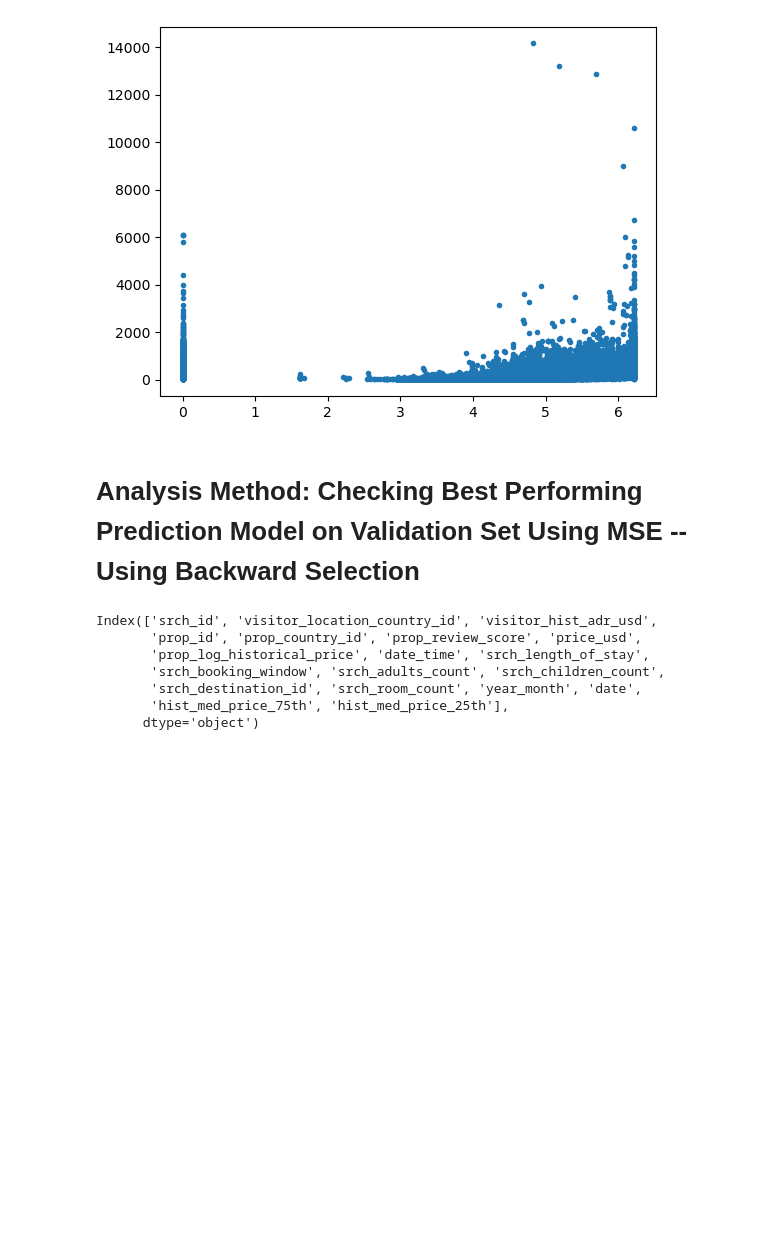
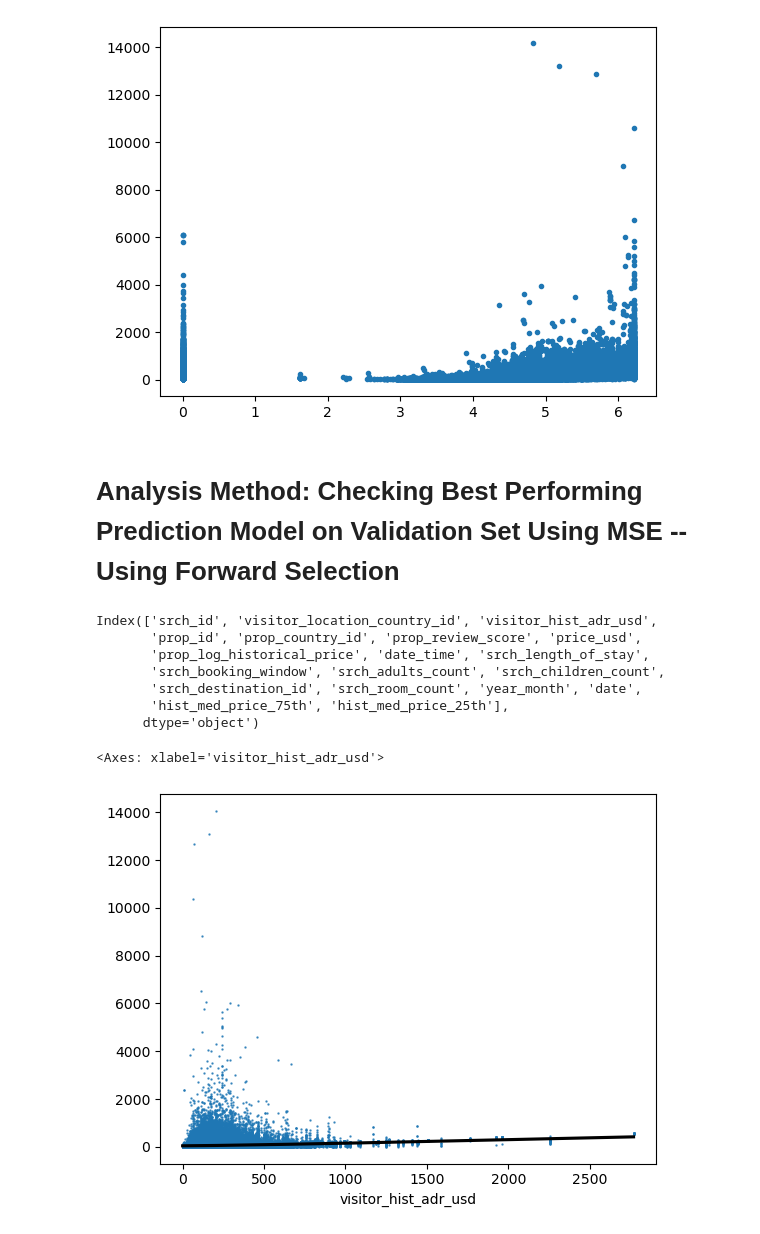
Before and after one commit to yzhao2433/expediaAnalysis, a Jupyter notebook: milestone2.ipynb, the cells around one changed output. Cells and saved outputs as stored; diff of their text form; code cells hidden in the pictures; blank space fills up the shorter version.

```diff
--- a/milestone2.ipynb
+++ b/milestone2.ipynb
@@ -278,7 +348,7 @@ plt.plot(train_df["prop_log_historical_price"], train_df["price_usd"], ".")
 [<matplotlib.lines.Line2D at 0x...>]
 [figure]
 # %% [markdown]
-# Analysis Method: Checking Best Performing Prediction Model on Validation Set Using MSE -- Using Backward Selection
+# Analysis Method: Checking Best Performing Prediction Model on Validation Set Using MSE -- Using Forward Selection
 # %%
 train_df.columns
 # %% [output]
@@ -317,3 +381,20 @@ test_df['hist_med_price_25th'] = test_df['prop_country_id'].map(
 
 test_df['hist_med_price_75th'] = test_df['hist_med_price_75th'].astype(int)
 test_df['hist_med_price_25th'] = test_df['hist_med_price_25th'].astype(int)
+# %%
+org_X = sm.add_constant(train_df[['visitor_hist_adr_usd', 'prop_review_score',
+                 'prop_log_historical_price', 'srch_length_of_stay',
+                 'srch_booking_window', 'srch_adults_count',
+                 'srch_children_count','srch_room_count',
+                 'hist_med_price_75th', 'hist_med_price_25th']])
+org_y = train_df["price_usd"]
+org_model = sm.OLS(org_y, org_X).fit()
+# %%
+sns.regplot(x=train_df["visitor_hist_adr_usd"],
+            y=abs(org_model.resid),
+            lowess=True,
+            line_kws={"color": "black"},
+            scatter_kws={"s": 0.5})
+# %% [output]
+<Axes: xlabel='visitor_hist_adr_usd'>
+[figure, added]
```
Also changed, not shown: parts of 29 cells of this notebook.
